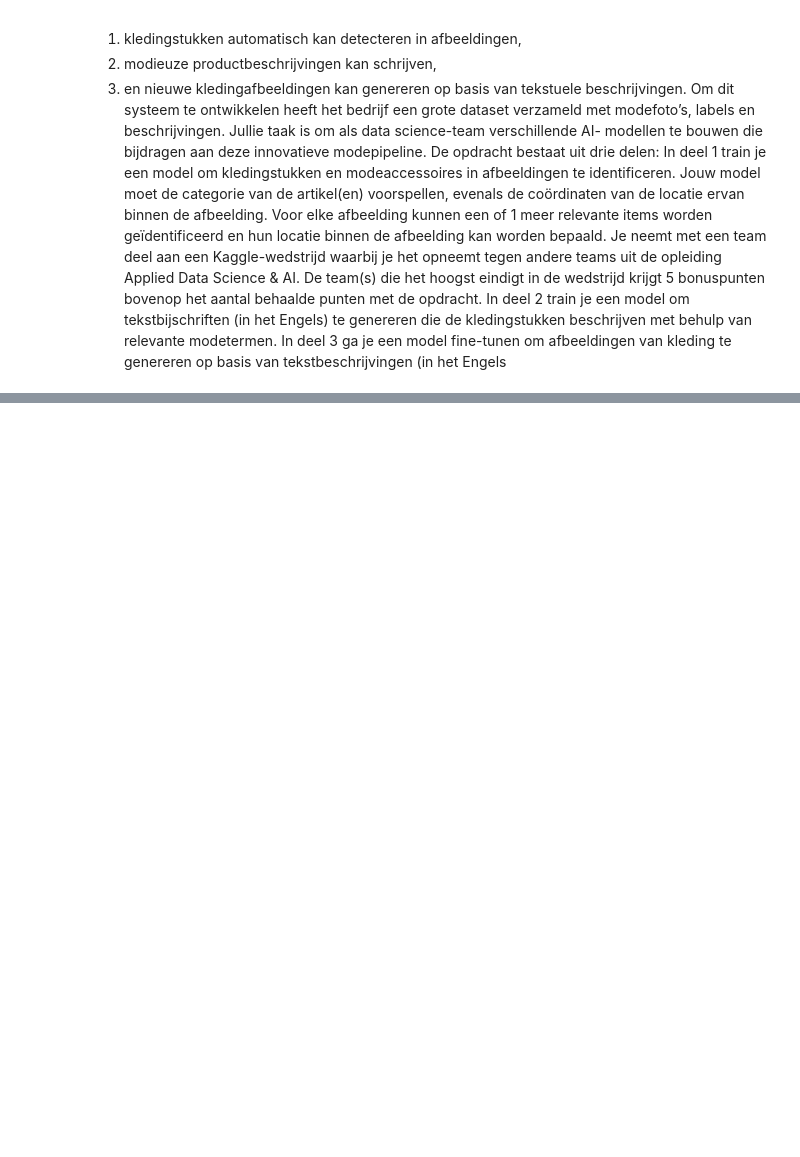
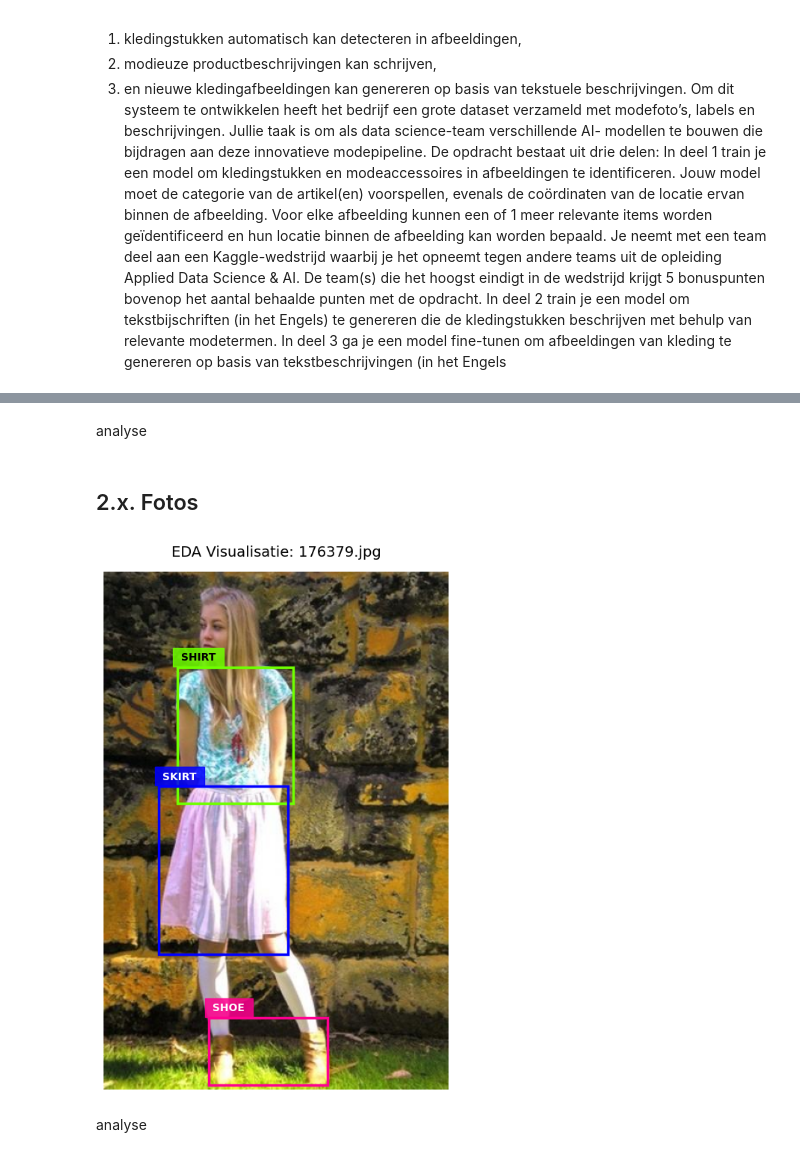
Before and after one commit to 24020338/Deep-Learning-3, a Jupyter notebook: Deep Learning Opdracht 3 Notebook.ipynb, the cells around one changed output, grey strips where cells are left out. Cells and saved outputs as stored; diff of their text form; code cells hidden in the pictures; blank space fills up the shorter version.

```diff
--- a/Deep Learning Opdracht 3 Notebook.ipynb
+++ b/Deep Learning Opdracht 3 Notebook.ipynb
@@ -228,3 +392,67 @@ aantal trainingsepochs
+# %% [markdown]
+analyse
+# %% [markdown]
+## 2.x. Fotos
+# %%
+train_df["class_name"] = train_df["class_id"].map(clothing_labels)
+
+
+def plot_fashion_image(df, image_name=None):
+    if image_name is None:
+        image_name = np.random.choice(df["image_name"].unique())
+
+    img_objects = df[df["image_name"] == image_name]
+
+    img_path = img_objects.iloc[0]['image_path']
+    image = cv2.imread(img_path)
+    image = cv2.cvtColor(image, cv2.COLOR_BGR2RGB)
+    img_h, img_w, _ = image.shape
+
+    fig, ax = plt.subplots(figsize=(9, 9))
+    ax.imshow(image)
+
+    for _, row in img_objects.iterrows():
+        c_name = row["class_name"]
+        box_color = clothing_colors.get(c_name, "#FFFFFF")
+
+        w = row["width"] * img_w
+        h = row["height"] * img_h
+        xmin = (row["center_x"] - row["width"] / 2) * img_w
+        ymin = (row["center_y"] - row["height"] / 2) * img_h
+
+        rect = patches.Rectangle(
+            (xmin, ymin),
+            w,
+            h,
+
+            linewidth=2.5,
+            edgecolor=box_color,
+            facecolor="none",
+        )
+        ax.add_patch(rect)
+
+        text_color = "black" if c_name in ["shirt", "shorts"] else "white"
+
+        ax.text(
+            xmin,
+            ymin - 8,
+            f" {c_name.upper()} ",
+            color=text_color,
+            fontsize=10,
+            weight="bold",
+            bbox=dict(facecolor=box_color, edgecolor=box_color, alpha=0.85),
+        )
+
+    plt.title(f"EDA Visualisatie: {image_name}", fontsize=14, pad=15)
+    plt.axis("off")
+    plt.show()
+
+
+plot_fashion_image(train_df)
+# %% [output]
+[figure, added]
+# %% [markdown]
+analyse
 # %% [markdown]
 # Opdracht 4: Beeldgeneratie
  In deze deelopdracht werk je met de H&M images en captions dataset.
```
Also changed, not shown: parts of 21 cells of this notebook.
